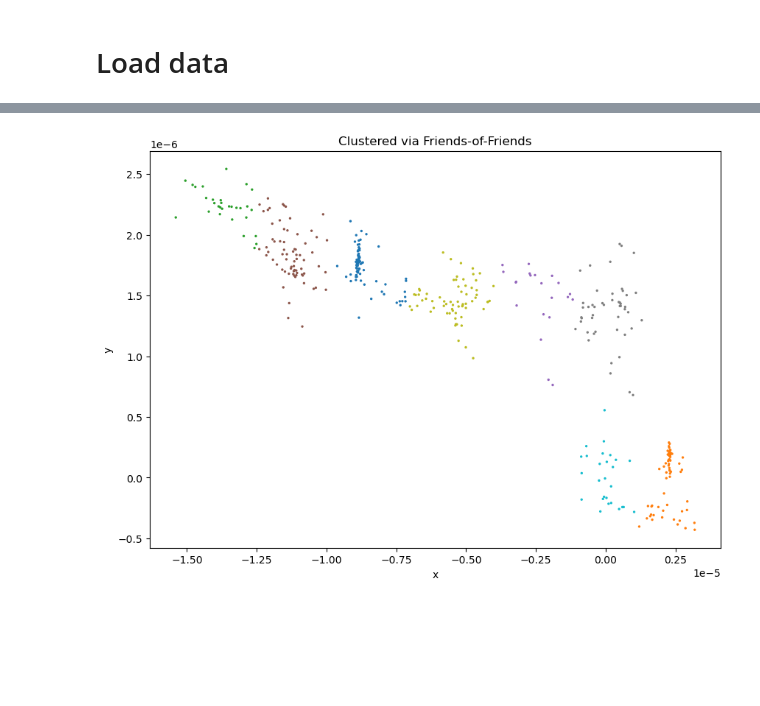
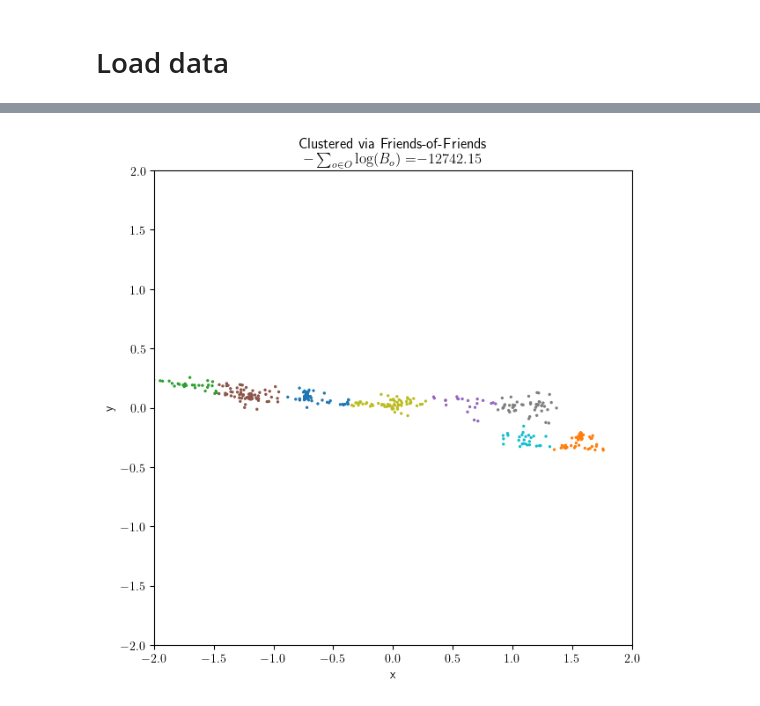
Before and after one commit to jacobf18/astronomical-matching, a Jupyter notebook: hubble.ipynb, the cells around one changed output, grey strips where cells are left out. Drawn from its saved outputs; the diff is of its cells as text; code cells hidden in the pictures; blank space fills up the shorter version.

```diff
--- a/hubble.ipynb
+++ b/hubble.ipynb
@@ -4,6 +4,8 @@
 import pandas as pd
 import matplotlib.pyplot as plt
 import numpy as np
+
+plt.rcParams['text.usetex'] = True
 # %% [markdown]
 # Load data
 # %%
@@ -90,7 +72,11 @@ center_west, center_north = tangent(center_ra, center_dec)
 # Convert to west/north coordinates
 
 for row in data_df.itertuples():
-    center_west, center_north = tangent(row.RA, row.Dec)
     xyz = np.array([row.X, row.Y, row.Z])
-    data_df.loc[row.Index, 'coord1'] = np.dot(west, xyz) # coord1 is x
-    data_df.loc[row.Index, 'coord2'] = np.dot(north, xyz) # coord2 is y
+    data_df.loc[row.Index, 'coord1 (arcseconds)'] = np.dot(center_west, xyz) * 180 * 3600 / np.pi # coord1 is x
+    data_df.loc[row.Index, 'coord2 (arcseconds)'] = np.dot(center_north, xyz) * 180 * 3600 / np.pi # coord2 is y
+
+# Get kappas (inverse of sigma)
+data_df["kappa"] = 1 / (data_df["sigma"] ** 2)
+data_df["kappa (radians)"] = 1 / ((data_df["sigma"]*np.pi/180/3600) ** 2)
+data_df["log kappa (radians)"] = np.log(data_df["kappa (radians)"])
@@ -97,12 +127,16 @@ for row in data_df.itertuples():
 # %%
-x = data_df['coord1']
-y = data_df['coord2']
+x = data_df['coord1 (arcseconds)']
+y = data_df['coord2 (arcseconds)']
 
-plt.figure(figsize=(10,7))
+plt.figure(figsize=(7,7))
 plt.scatter(x, y, s=2.0, c = data_df.SubID, cmap='tab10')
-plt.title("Clustered via Friends-of-Friends")
+plt.title("Clustered via Friends-of-Friends\n"
+              r"$-\sum_{{o\in O}}\log(B_o)=$"
+              f"${neg_log_bayes(data_df, list(data_df.SubID)):.2f}$")
 plt.xlabel('x')
 plt.ylabel('y')
+plt.xlim([-2,2])
+plt.ylim([-2,2])
 plt.show()
 # %% [output]
-[figure, old version]
+[figure, new version]
```
Also changed, not shown: parts of 6 cells of this notebook, 3 other files.
